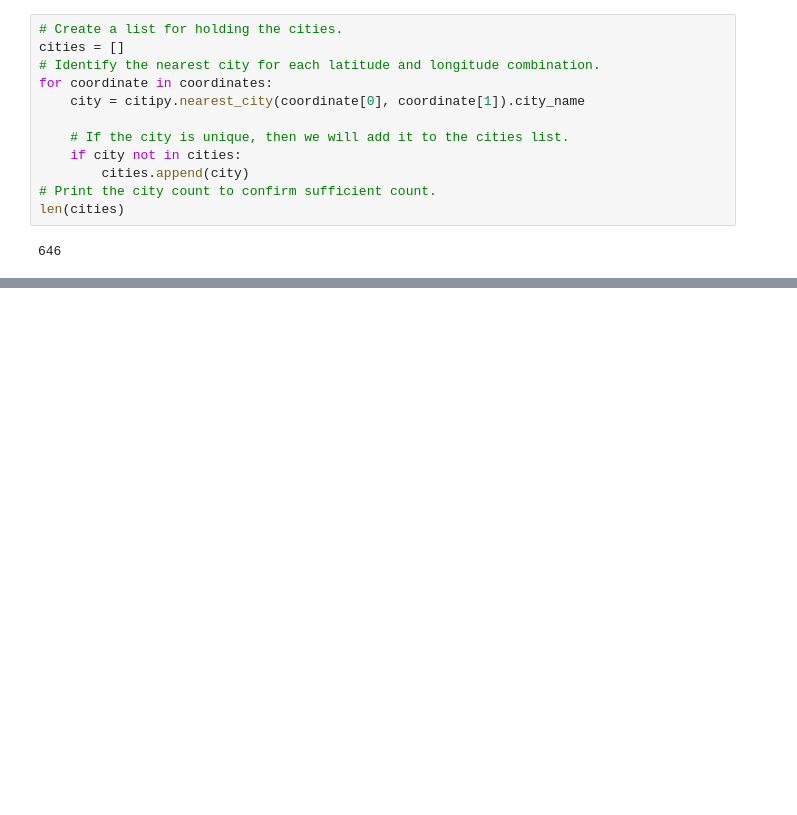
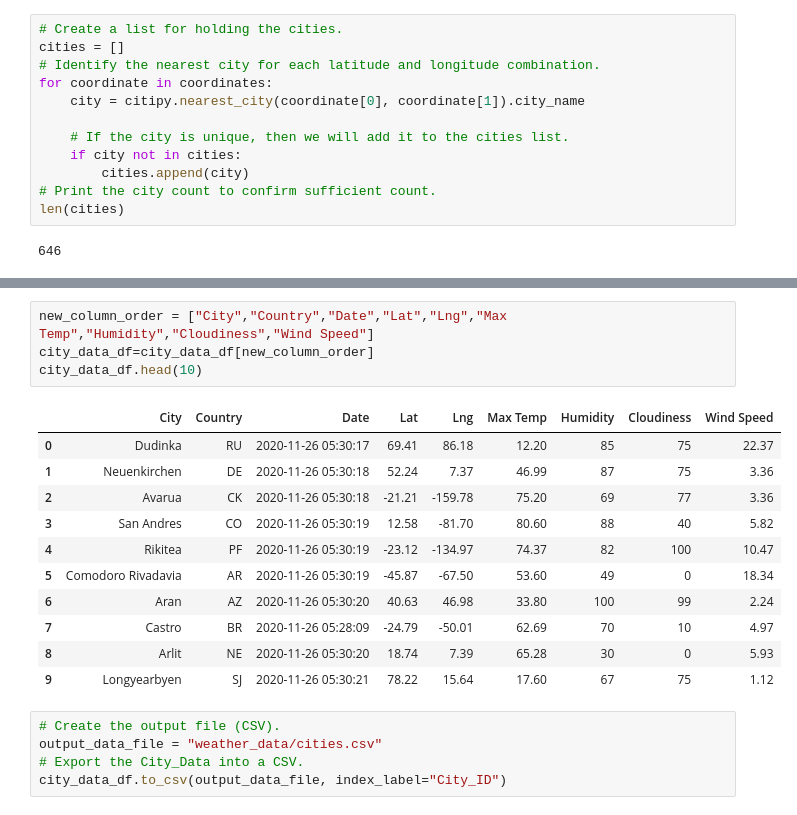
Before and after one commit to olalekanagbaje/World_Weather_Analysis, a Jupyter notebook: WeatherPy.ipynb, the cells around one changed output, grey strips where cells are left out. Cells and saved outputs as stored; diff of their text form; blank space fills up the shorter version.

```diff
--- a/WeatherPy.ipynb
+++ b/WeatherPy.ipynb
@@ -33,0 +140,21 @@ len(cities)
+# %%
+new_column_order = ["City","Country","Date","Lat","Lng","Max Temp","Humidity","Cloudiness","Wind Speed"]
+city_data_df=city_data_df[new_column_order]
+city_data_df.head(10)
+# %% [output]
+|  | City | Country | Date | Lat | Lng | Max Temp | Humidity | Cloudiness | Wind Speed |
+| 0 | Dudinka | RU | 2020-11-26 05:30:17 | 69.41 | 86.18 | 12.20 | 85 | 75 | 22.37 |
+| 1 | Neuenkirchen | DE | 2020-11-26 05:30:18 | 52.24 | 7.37 | 46.99 | 87 | 75 | 3.36 |
+| 2 | Avarua | CK | 2020-11-26 05:30:18 | -21.21 | -159.78 | 75.20 | 69 | 77 | 3.36 |
+| 3 | San Andres | CO | 2020-11-26 05:30:19 | 12.58 | -81.70 | 80.60 | 88 | 40 | 5.82 |
+| 4 | Rikitea | PF | 2020-11-26 05:30:19 | -23.12 | -134.97 | 74.37 | 82 | 100 | 10.47 |
+| 5 | Comodoro Rivadavia | AR | 2020-11-26 05:30:19 | -45.87 | -67.50 | 53.60 | 49 | 0 | 18.34 |
+| 6 | Aran | AZ | 2020-11-26 05:30:20 | 40.63 | 46.98 | 33.80 | 100 | 99 | 2.24 |
+| 7 | Castro | BR | 2020-11-26 05:28:09 | -24.79 | -50.01 | 62.69 | 70 | 10 | 4.97 |
+| 8 | Arlit | NE | 2020-11-26 05:30:20 | 18.74 | 7.39 | 65.28 | 30 | 0 | 5.93 |
+| 9 | Longyearbyen | SJ | 2020-11-26 05:30:21 | 78.22 | 15.64 | 17.60 | 67 | 75 | 1.12 |
+# %%
+# Create the output file (CSV).
+output_data_file = "weather_data/cities.csv"
+# Export the City_Data into a CSV.
+city_data_df.to_csv(output_data_file, index_label="City_ID")
```
Also changed, not shown: parts of 5 cells of this notebook.
